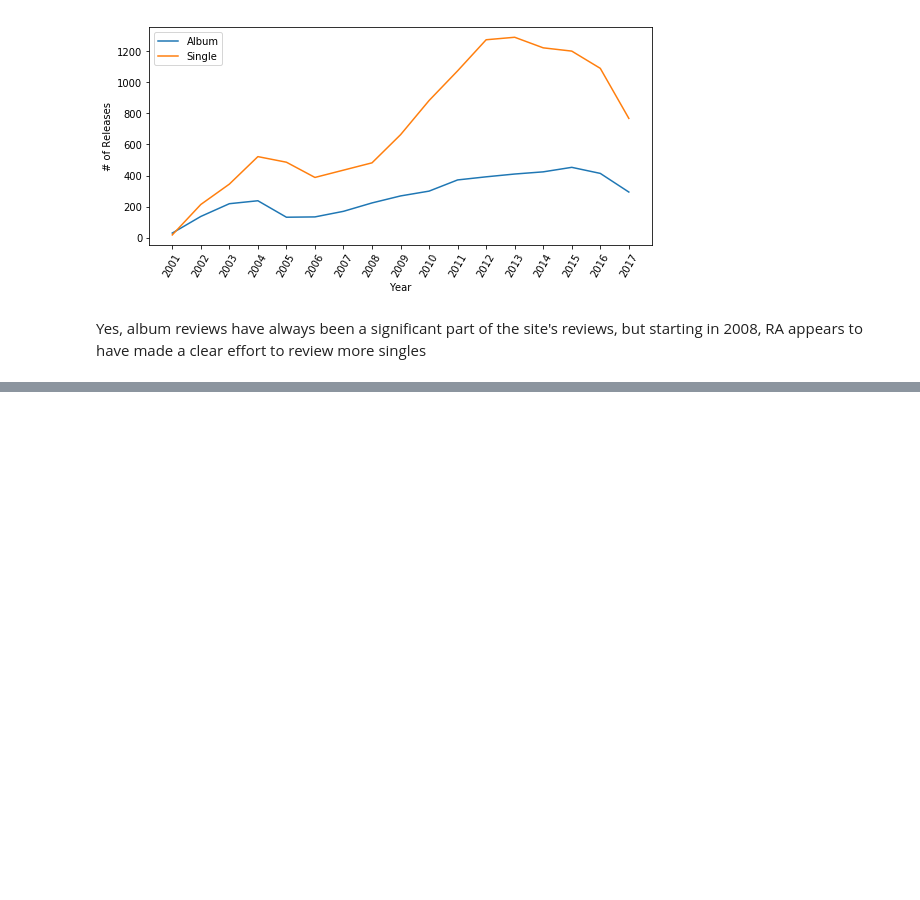
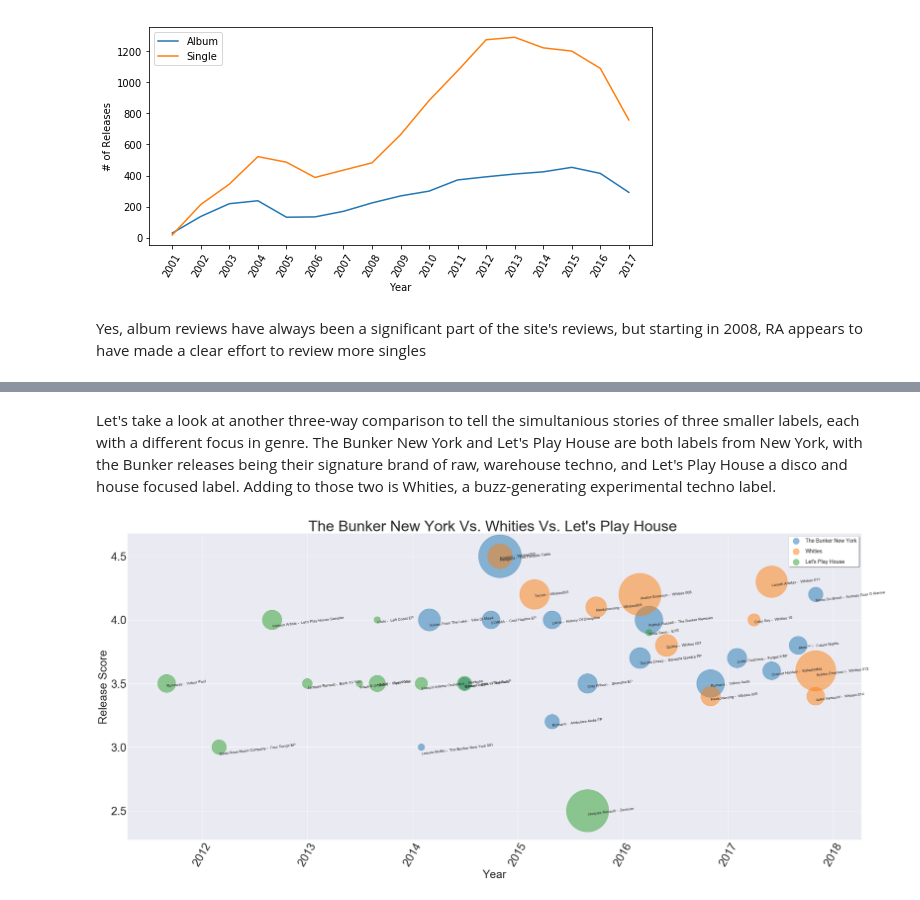
Before and after one commit to Sandy4321/RAReviewsData, a Jupyter notebook: RAanalysis.ipynb, the cells around one changed output, grey strips where cells are left out. Saved outputs shown, nothing was run; the diff lists cells and outputs as text; code cells hidden in the pictures; blank space fills up the shorter version.

```diff
--- a/RAanalysis.ipynb
+++ b/RAanalysis.ipynb
@@ -192,0 +343,11 @@ LabelRatingStats(["Whities","The Bunker New York"],show_releases=True)
+# %% [markdown]
+Let's take a look at another three-way comparison to tell the simultanious stories of three smaller labels, each with a different focus in genre. The Bunker New York and Let's Play House are both labels from New York, with the Bunker releases being their signature brand of raw, warehouse techno, and Let's Play House a disco and house focused label. Adding to those two is Whities, a buzz-generating experimental techno label.
+# %%
+#figure controls
+sns.set_style("darkgrid")
+plt.figure(figsize=(35,15))
+
+#function call
+LabelRatingStats(["The Bunker New York","Whities","Let's Play House"],show_releases=True)
+# %% [output]
+[figure, added]
```
Also changed, not shown: parts of 49 cells of this notebook.
